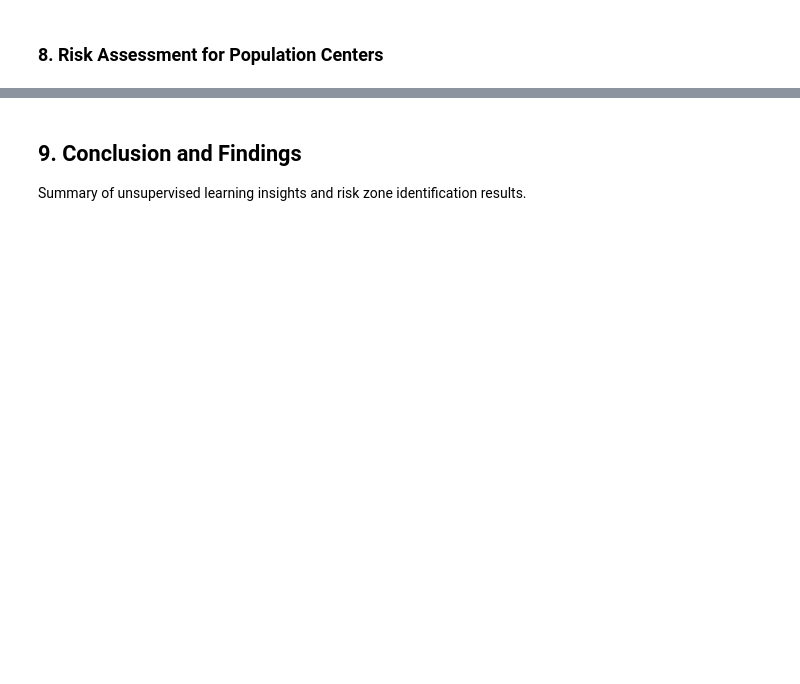
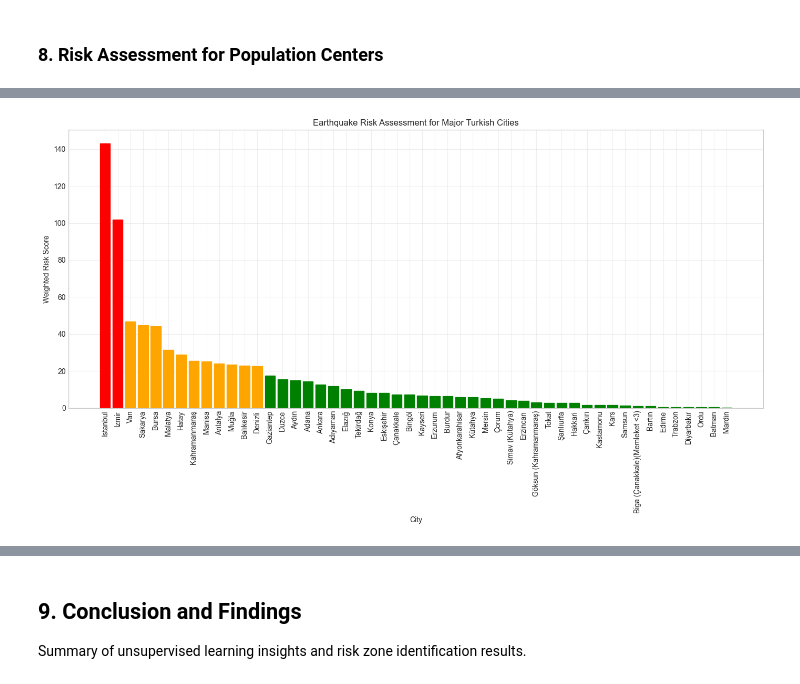
Before and after one commit to sarpowsky/turkey-earthquake-analysis, a Jupyter notebook: unsupervised.ipynb, the cells around one changed output, grey strips where cells are left out. Drawn from its saved outputs; the diff is of its cells as text; code cells hidden in the pictures; blank space fills up the shorter version.

Commit message:
outputs are more organized, added more cities and included explainotory legends with enhanced visuals

```diff
--- a/unsupervised.ipynb
+++ b/unsupervised.ipynb
@@ -22,6 +22,7 @@ import matplotlib.colors as mcolors
 import geopandas as gpd
 from shapely.geometry import Point, LineString
 import math
+import os
 
 # Set visualization settings
 plt.style.use('seaborn-v0_8-whitegrid')
@@ -30,7 +31,7 @@ sns.set_palette('viridis')
 plt.rcParams['figure.figsize'] = (12, 8)
 
 # Load the clean earthquake dataset with original coordinates
-earthquake_df = pd.read_csv('clean_earthquake_data.csv')
+earthquake_df = pd.read_csv('produced_data/clean_earthquake_data.csv')
 
 # Load fault line data
 fault_gdf = gpd.read_file('data\\tr_faults_imp.geojson')
@@ -712,26 +1006,57 @@ print("Risk zone map saved as 'earthquake_risk_map.html'")
 # %%
 # Create a list of major Turkish cities for risk assessment
 cities = [
-    {"name": "Istanbul", "lat": 41.0082, "lon": 28.9784, "population": 15460000},
-    {"name": "Ankara", "lat": 39.9334, "lon": 32.8597, "population": 5663000},
-    {"name": "Izmir", "lat": 38.4237, "lon": 27.1428, "population": 4367000},
-    {"name": "Bursa", "lat": 40.1885, "lon": 29.0610, "population": 3056000},
-    {"name": "Antalya", "lat": 36.8969, "lon": 30.7133, "population": 2548000},
-    {"name": "Adana", "lat": 37.0000, "lon": 35.3213, "population": 2220125},
-    {"name": "Konya", "lat": 37.8667, "lon": 32.4833, "population": 2180149},
-    {"name": "Gaziantep", "lat": 37.0662, "lon": 37.3833, "population": 2028563},
-    {"name": "Şanlıurfa", "lat": 37.1591, "lon": 38.7969, "population": 1940627},
-    {"name": "Mersin", "lat": 36.8000, "lon": 34.6333, "population": 1840425},
-    {"name": "Diyarbakır", "lat": 37.9144, "lon": 40.2306, "population": 1732396},
-    {"name": "Hatay", "lat": 36.2025, "lon": 36.1606, "population": 1609856},
-    {"name": "Manisa", "lat": 38.6191, "lon": 27.4289, "population": 1440611},
-    {"name": "Kayseri", "lat": 38.7205, "lon": 35.4826, "population": 1389680},
-    {"name": "Samsun", "lat": 41.2867, "lon": 36.3300, "population": 1335716},
-    {"name": "Balıkesir", "lat": 39.6484, "lon": 27.8826, "population": 1228620},
-    {"name": "Kahramanmaraş", "lat": 37.5750, "lon": 36.9228, "population": 1124793},
-    {"name": "Van", "lat": 38.4942, "lon": 43.3800, "population": 1123784},
-    {"name": "Aydın", "lat": 37.8444, "lon": 27.8458, "population": 1110972},
-    {"name": "Denizli", "lat": 37.7765, "lon": 29.0864, "population": 1027782}
+    {"name": "Istanbul", "lat": 41.0082, "lon": 28.9784, "population": 15655924},
+    {"name": "Ankara", "lat": 39.9334, "lon": 32.8597, "population": 5803482},
+    {"name": "Izmir", "lat": 38.4237, "lon": 27.1428, "population": 4479525},
+    {"name": "Bursa", "lat": 40.1885, "lon": 29.0610, "population": 3214571},
+    {"name": "Antalya", "lat": 36.8969, "lon": 30.7133, "population": 2696249},
+    {"name": "Adana", "lat": 37.0000, "lon": 35.3213, "population": 2270298},
+    {"name": "Konya", "lat": 37.8667, "lon": 32.4833, "population": 2320241},
+    {"name": "Gaziantep", "lat": 37.0662, "lon": 37.3833, "population": 2164134},
+    {"name": "Şanlıurfa", "lat": 37.1591, "lon": 38.7969, "population": 2213964},
+    {"name": "Mersin", "lat": 36.8000, "lon": 34.6333, "population": 1938389},
+    {"name": "Diyarbakır", "lat": 37.9144, "lon": 40.2306, "population": 1818133},
+    {"name": "Hatay", "lat": 36.2025, "lon": 36.1606, "population": 1544640},
+    {"name": "Manisa", "lat": 38.6191, "lon": 27.4289, "population": 1475716},
+    {"name": "Kayseri", "lat": 38.7205, "lon": 35.4826, "population": 1445683},
+    {"name": "Samsun", "lat": 41.2867, "lon": 36.3300, "population": 1377546},
+    {"name": "Balıkesir", "lat": 39.6484, "lon": 27.8826, "population": 1273519},
+    {"name": "Kahramanmaraş", "lat": 37.5750, "lon": 36.9228, "population": 1116618},
+    {"name": "Van", "lat": 38.4942, "lon": 43.3800, "population": 1127612},
+    {"name": "Aydın", "lat": 37.8444, "lon": 27.8458, "population": 1161702},
+    {"name": "Denizli", "lat": 37.7765, "lon": 29.0864, "population": 1061043},
+    {"name": "Sakarya", "lat": 40.7731, "lon": 30.3943, "population": 1100747},
+    {"name": "Tekirdağ", "lat": 40.9833, "lon": 27.5167, "population": 1167059},
+    {"name": "Muğla", "lat": 37.2153, "lon": 28.3636, "population": 1066736},
+    {"name": "Eskişehir", "lat": 39.7767, "lon": 30.5206, "population": 915418},
+    {"name": "Mardin", "lat": 37.3212, "lon": 40.7245, "population": 888874},
+    {"name": "Malatya", "lat": 38.3552, "lon": 38.3095, "population": 742725},
+    {"name": "Trabzon", "lat": 41.0053, "lon": 39.7267, "population": 824352},
+    {"name": "Erzurum", "lat": 39.9042, "lon": 41.2705, "population": 749993},
+    {"name": "Ordu", "lat": 40.9839, "lon": 37.8764, "population": 775800},
+    {"name": "Afyonkarahisar", "lat": 38.7587, "lon": 30.5387, "population": 751344},
+    {"name": "Çanakkale", "lat": 40.1553, "lon": 26.4142, "population": 570499},
+    {"name": "Düzce", "lat": 40.8438, "lon": 31.1565, "population": 409865},
+    {"name": "Bingöl", "lat": 38.8855, "lon": 40.4983, "population": 285655},
+    {"name": "Tokat", "lat": 40.3167, "lon": 36.5500, "population": 606934},
+    {"name": "Kütahya", "lat": 39.4167, "lon": 29.9833, "population": 575671},
+    {"name": "Batman", "lat": 37.8812, "lon": 41.1351, "population": 647205},
+    {"name": "Elazığ", "lat": 38.6748, "lon": 39.2225, "population": 604411},
+    {"name": "Çorum", "lat": 40.5489, "lon": 34.9533, "population": 528351},
+    {"name": "Biga (Çanakkale)(Memleket <3)", "lat": 40.2322, "lon": 27.2464, "population": 87000},
+    {"name": "Simav (Kütahya)", "lat": 39.0922, "lon": 28.9789, "population": 64000},
+    {"name": "Göksun (Kahramanmaraş)", "lat": 38.0203, "lon": 36.4825, "population": 31000},
+    {"name": "Kastamonu", "lat": 41.3887, "lon": 33.7827, "population": 383000},
+    {"name": "Burdur", "lat": 37.7215, "lon": 30.2886, "population": 270000},
+    {"name": "Kars", "lat": 40.6013, "lon": 43.0950, "population": 289000},
+    {"name": "Adıyaman", "lat": 37.7636, "lon": 38.2773, "population": 632000},
+    {"name": "Çankırı", "lat": 40.6013, "lon": 33.6134, "population": 195000},
+    {"name": "Edirne", "lat": 41.6771, "lon": 26.5557, "population": 411000},
+    {"name": "Bartın", "lat": 41.6358, "lon": 32.3375, "population": 198000},
+    {"name": "Erzincan", "lat": 39.75, "lon": 39.49, "population": 234000},
+    {"name": "Hakkari", "lat": 37.57, "lon": 43.74, "population": 267000},
+    {"name": "Osmaniye", "lat": 37.0746, "lon": 36.2464, "population": 534000}
 ]
 
 # Function to calculate earthquake risk for a city
@@ -841,3 +1166,4 @@ plt.title("Earthquake Risk Assessment for Major Turkish Cities")
 plt.grid(True, alpha=0.3)
 plt.tight_layout()
 plt.show()
+# %% [output]
@@ -844,3 +1187,4 @@ plt.show()
+[figure, added]
 # %%
 # Create a city risk map
 city_risk_map = folium.Map(location=[38.5, 35.5], zoom_start=6)
```
Also changed, not shown: parts of 15 cells of this notebook, 1 other file.
